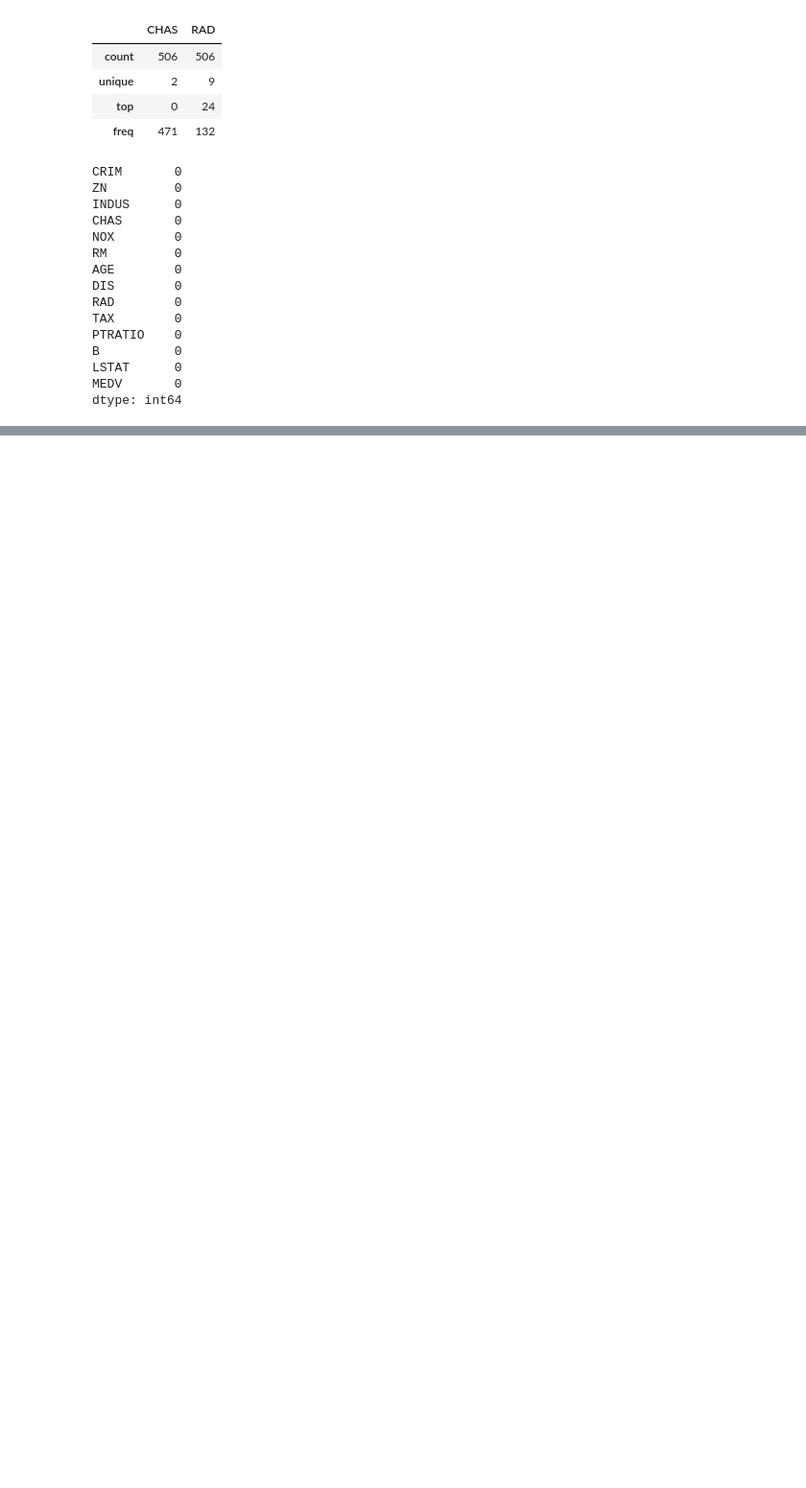
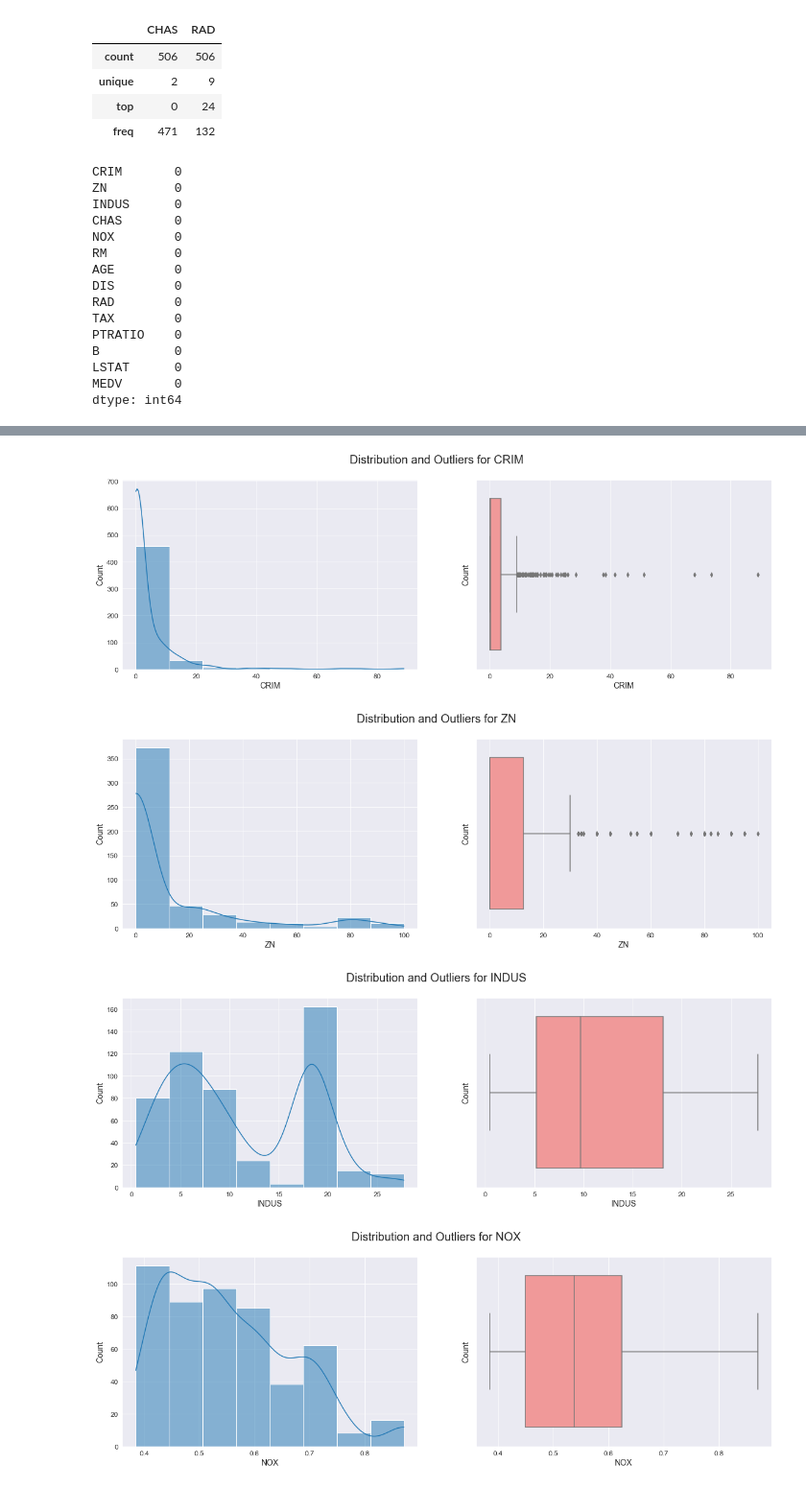
Before and after one commit to MdAliRaza/Housing, a Jupyter notebook: housing.ipynb, the cells around one changed output, grey strips where cells are left out. Shown at 96% size. Cells and saved outputs as stored; diff of their text form; code cells hidden in the pictures; blank space fills up the shorter version.

```diff
--- a/housing.ipynb
+++ b/housing.ipynb
@@ -152,0 +161,27 @@ plt.show() # displaying the plots
+# %%
+def num_chart(*var):
+    for i in var:
+        sns.set_style('darkgrid') # setting plot background
+        plt.figure(figsize=(20,6)) # plot size
+        plt.suptitle(f'Distribution and Outliers for {i}', fontsize = 20) # giving title
+        plt.subplot(1,2,1)
+        ax = sns.histplot(data=pdf, x=i, bins= 8, kde=True)
+        #ax.bar_label(ax.containers[0])
+        ax.set_xlabel(i, fontsize=14)
+        ax.set_ylabel('Count', fontsize=14)
+        ax.tick_params(labelsize=12)
+
+
+        plt.subplot(1,2,2)
+        ax = sns.boxplot(data=pdf, x=i, color = '#FF8A8A')
+        ax.set_xlabel(i, fontsize=14)
+        ax.set_ylabel('Count', fontsize=14)
+        ax.tick_params(labelsize=12)
+        plt.show()
+# %%
+num_chart('CRIM','ZN','INDUS','NOX','RM','AGE','DIS','TAX','PTRATIO','B','LSTAT','MEDV')
+# %% [output]
+[figure, added]
+[figure, added]
+[figure, added]
+[figure, added]
```
Also changed, not shown: parts of 15 cells of this notebook, 2 other files.
